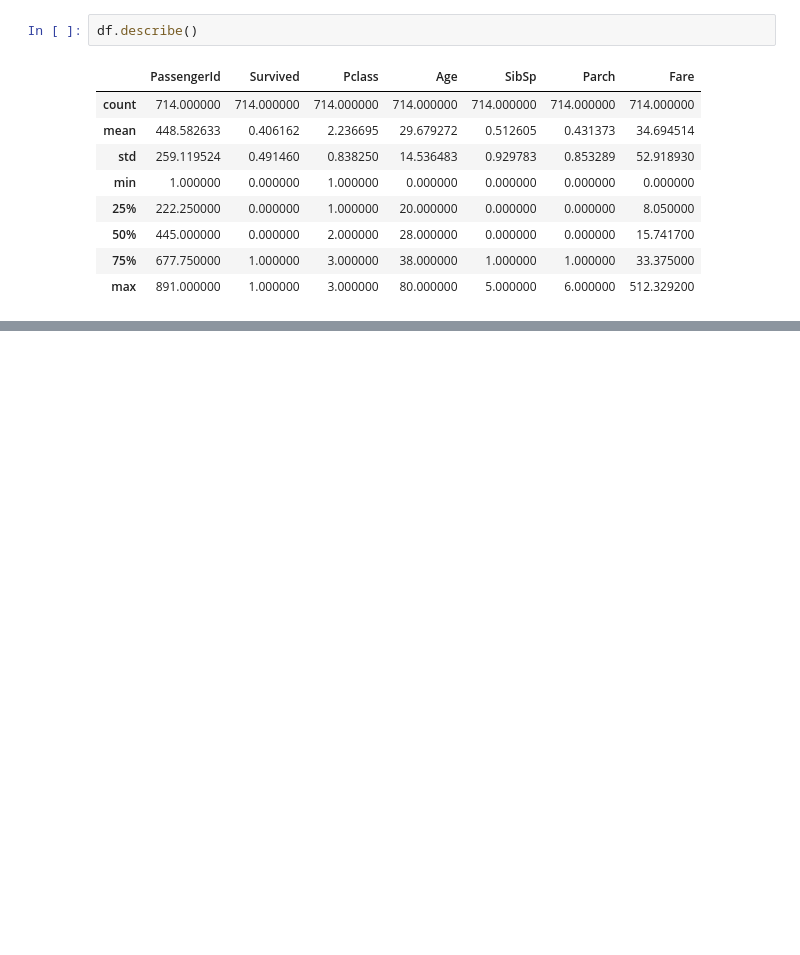
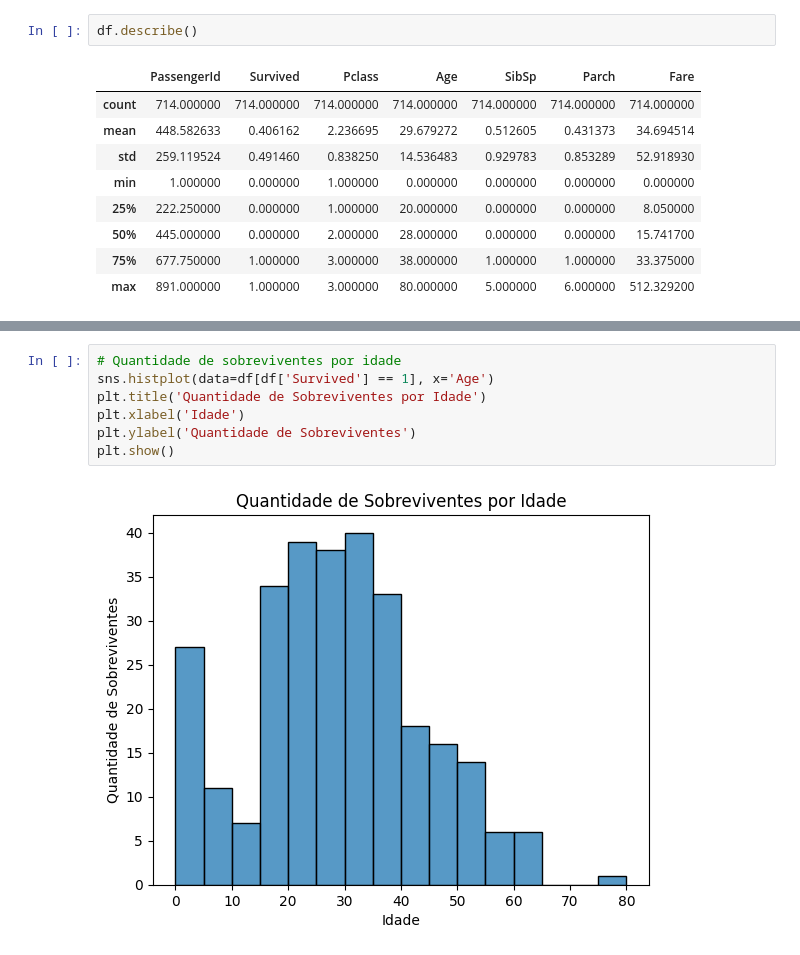
Before and after one commit to FellipeCastro/analise_sobreviventes_titanic, a Jupyter notebook: analise_sobreviventes_titanic.ipynb, the cells around one changed output, grey strips where cells are left out. Saved outputs shown, nothing was run; the diff lists cells and outputs as text; blank space fills up the shorter version.

```diff
--- a/analise_sobreviventes_titanic.ipynb
+++ b/analise_sobreviventes_titanic.ipynb
@@ -126,0 +134,9 @@ plt.show()
+# %%
+# Quantidade de sobreviventes por idade
+sns.histplot(data=df[df['Survived'] == 1], x='Age')
+plt.title('Quantidade de Sobreviventes por Idade')
+plt.xlabel('Idade')
+plt.ylabel('Quantidade de Sobreviventes')
+plt.show()
+# %% [output]
+[figure, added]
```
Also changed, not shown: parts of 22 cells of this notebook.
